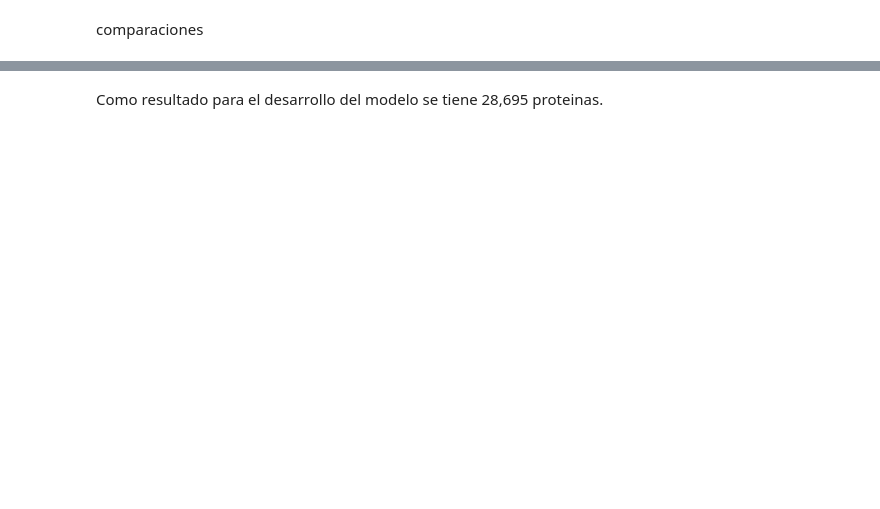
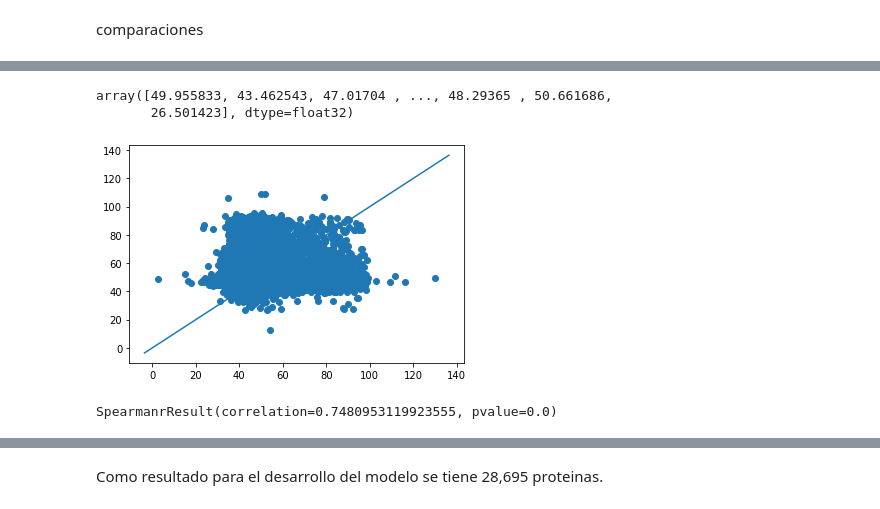
Before and after one commit to Germanchelo13/Novozymes-Enzyme-Stability-Prediction, a Jupyter notebook: prediccion.ipynb, the cells around one changed output, grey strips where cells are left out. Cells and saved outputs as stored; diff of their text form; code cells hidden in the pictures; blank space fills up the shorter version.

```diff
--- a/prediccion.ipynb
+++ b/prediccion.ipynb
@@ -264,0 +267,5 @@ texto_2=pd.Series(texto[4:])
+# %%
+from xgboost import XGBRegressor
+from scipy.stats import spearmanr
+xgb = XGBRegressor(n_estimators=300,learning_rate=0.05,max_depth=7)
+xgb.fit(X_train.drop(labels="tm",axis=1),Y_train)
@@ -264,0 +283,19 @@ texto_2=pd.Series(texto[4:])
+# %%
+pred_train_xgb=xgb.predict(X_train.drop(labels="tm",axis=1))
+pred_test_xgb=xgb.predict(X_test.drop(labels="tm",axis=1))
+# %%
+pred_train_xgb
+# %% [output]
+array([49.955833, 43.462543, 47.01704 , ..., 48.29365 , 50.661686,
+       26.501423], dtype=float32)
+# %%
+# pred_train_xgb=pd.concat([Y_train,pd.Series(pred_train_xgb) ] , axis=1)
+# pred_test_xgb=pd.concat([Y_test,pd.Series(pred_test_xgb) ] , axis=1)
+plt.scatter(x=pred_train_xgb["tm"],y=pred_train_xgb[0])
+abline(1,0)
+# %% [output]
+[figure, added]
+# %%
+spearmanr(pred_train_xgb, Y_train)
+# %% [output]
+SpearmanrResult(correlation=0.7480953119923555, pvalue=0.0)
```
Also changed, not shown: parts of 37 cells of this notebook, 3 other files.
